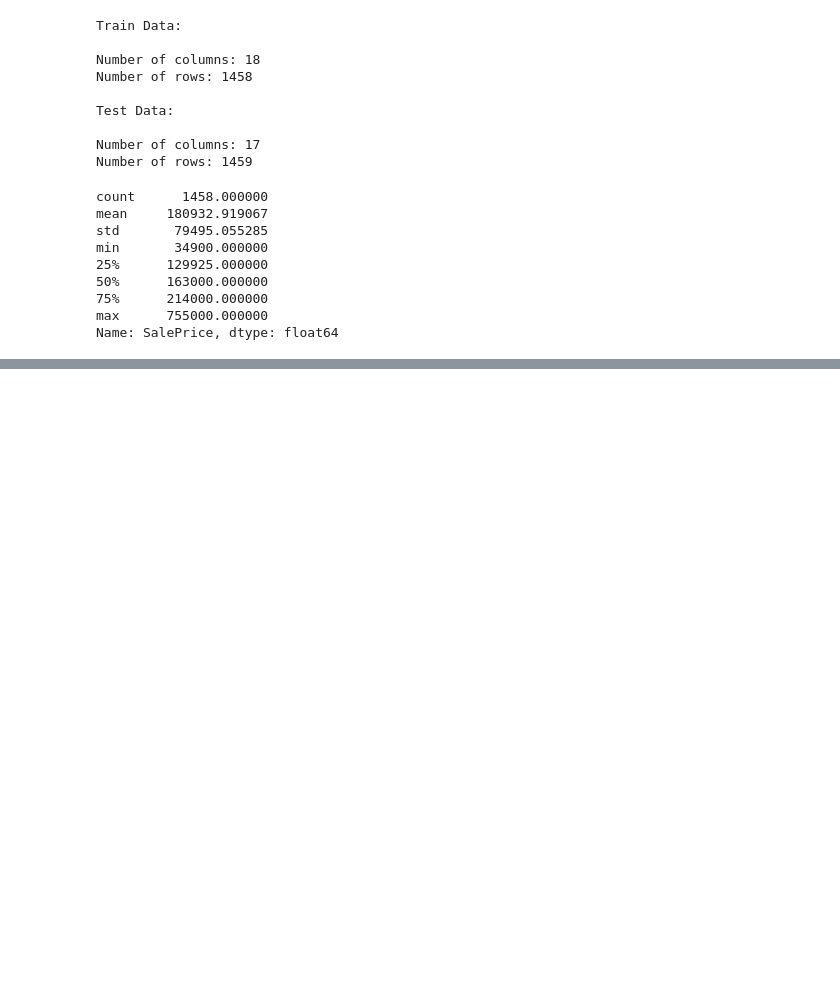
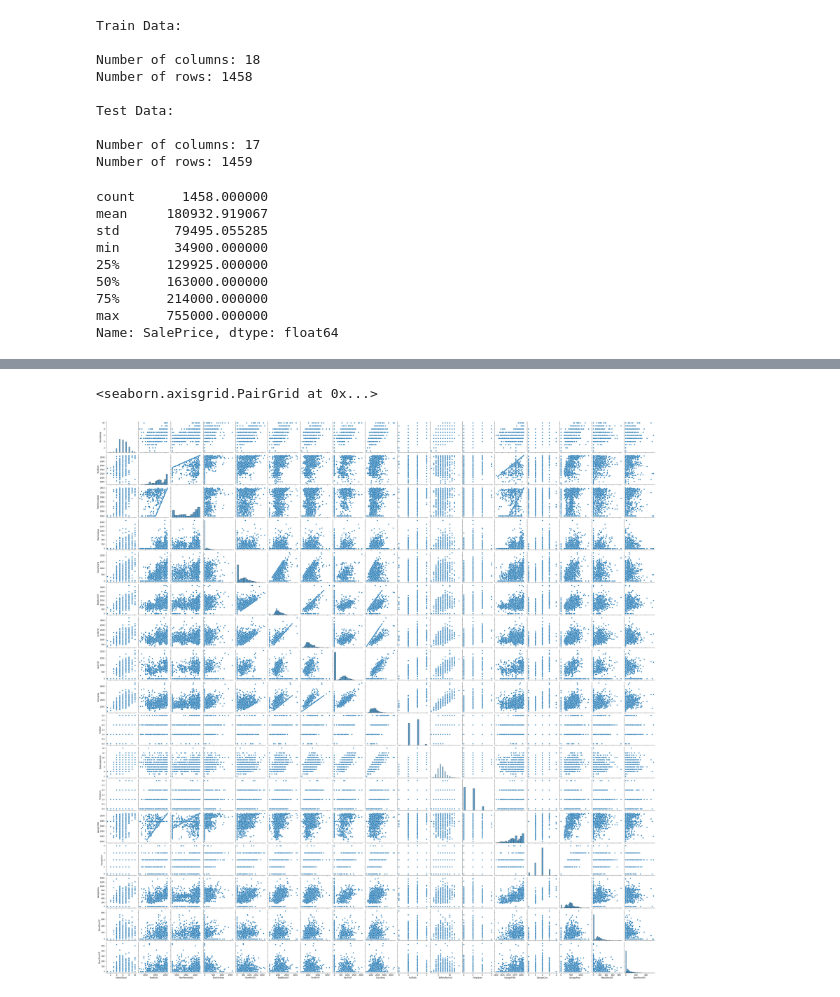
Before and after one commit to vvinci21/Team_8, a Jupyter notebook: Team8_HousingPred.ipynb, the cells around one changed output, grey strips where cells are left out. Cells and saved outputs as stored; diff of their text form; code cells hidden in the pictures; blank space fills up the shorter version.

```diff
--- a/Team8_HousingPred.ipynb
+++ b/Team8_HousingPred.ipynb
@@ -54,0 +110,6 @@ Name: SalePrice, dtype: float64
+# %%
+# Create our features
+X = pd.get_dummies(train.drop(columns='SalePrice'))
+
+# Create our target
+y = train['SalePrice']
@@ -54,0 +159,5 @@ Name: SalePrice, dtype: float64
+# %%
+sns.pairplot(X)
+# %% [output]
+<seaborn.axisgrid.PairGrid at 0x...>
+[figure, added]
```
Also changed, not shown: parts of 23 cells of this notebook.
